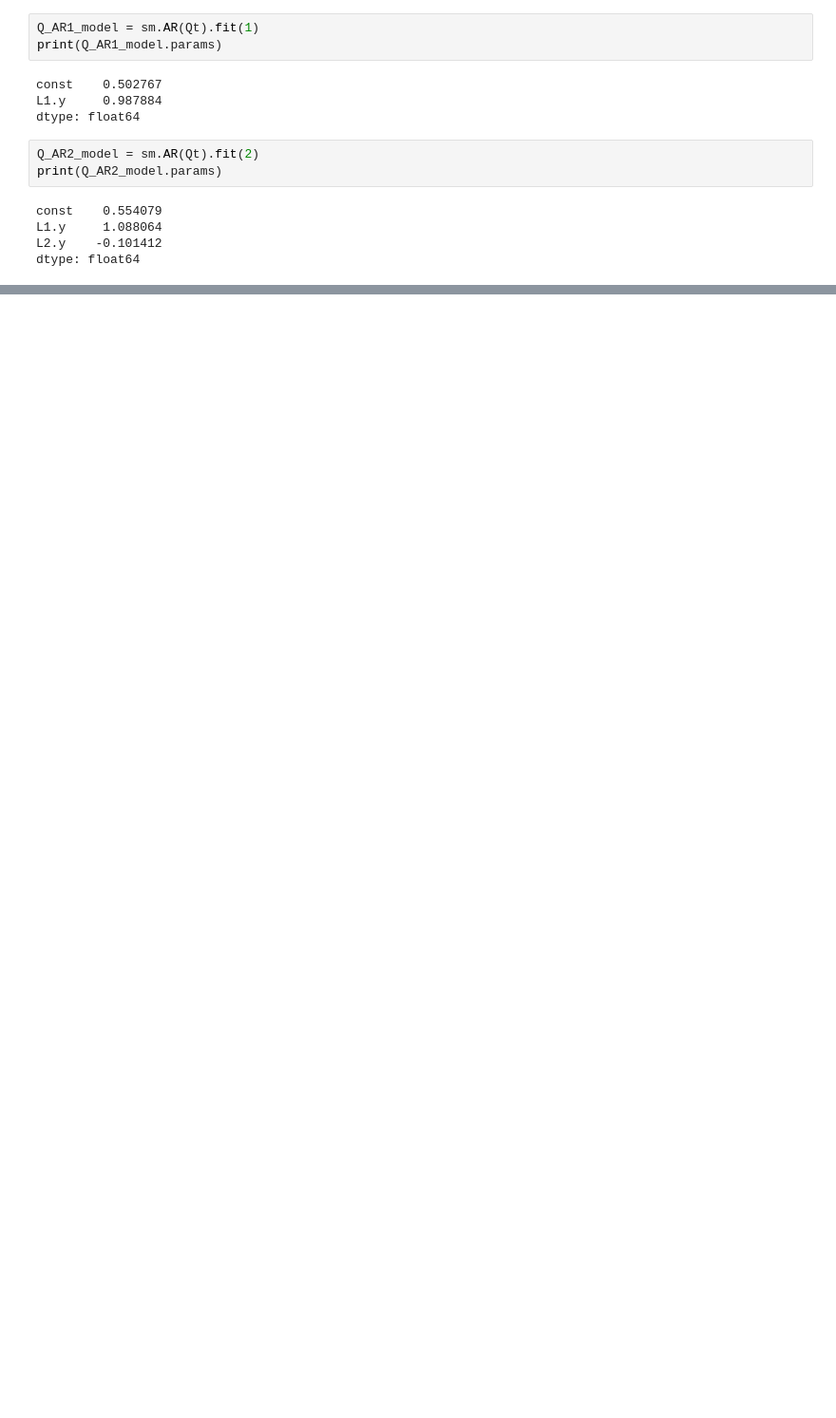
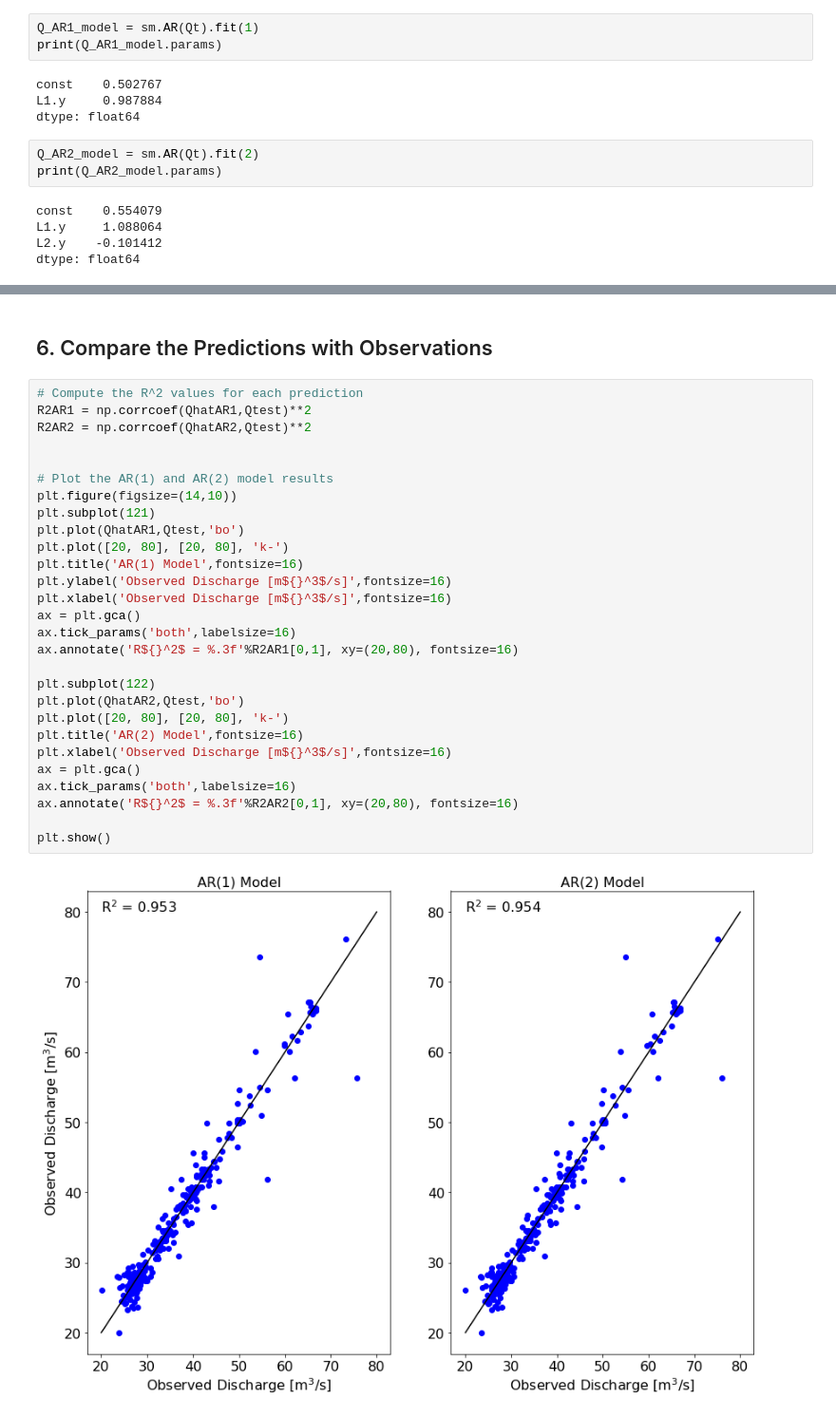
Before and after one commit to EgorFedorencko/GEOS_518, a Jupyter notebook: Module04_AR-Models/AutoregressiveModels.ipynb, the cells around one changed output, grey strips where cells are left out. Shown at 95% size. Cells and saved outputs as stored; diff of their text form; blank space fills up the shorter version.

```diff
--- a/Module04_AR-Models/AutoregressiveModels.ipynb
+++ b/Module04_AR-Models/AutoregressiveModels.ipynb
@@ -118,0 +168,32 @@ plt.show()
+# %% [markdown]
+## 6. Compare the Predictions with Observations
+# %%
+# Compute the R^2 values for each prediction
+R2AR1 = np.corrcoef(QhatAR1,Qtest)**2
+R2AR2 = np.corrcoef(QhatAR2,Qtest)**2
+
+
+# Plot the AR(1) and AR(2) model results
+plt.figure(figsize=(14,10))
+plt.subplot(121)
+plt.plot(QhatAR1,Qtest,'bo')
+plt.plot([20, 80], [20, 80], 'k-')
+plt.title('AR(1) Model',fontsize=16)
+plt.ylabel('Observed Discharge [m${}^3$/s]',fontsize=16)
+plt.xlabel('Observed Discharge [m${}^3$/s]',fontsize=16)
+ax = plt.gca()
+ax.tick_params('both',labelsize=16)
+ax.annotate('R${}^2$ = %.3f'%R2AR1[0,1], xy=(20,80), fontsize=16)
+
+plt.subplot(122)
+plt.plot(QhatAR2,Qtest,'bo')
+plt.plot([20, 80], [20, 80], 'k-')
+plt.title('AR(2) Model',fontsize=16)
+plt.xlabel('Observed Discharge [m${}^3$/s]',fontsize=16)
+ax = plt.gca()
+ax.tick_params('both',labelsize=16)
+ax.annotate('R${}^2$ = %.3f'%R2AR2[0,1], xy=(20,80), fontsize=16)
+
+plt.show()
+# %% [output]
+[figure, added]
```
Also changed, not shown: parts of 8 cells of this notebook.
